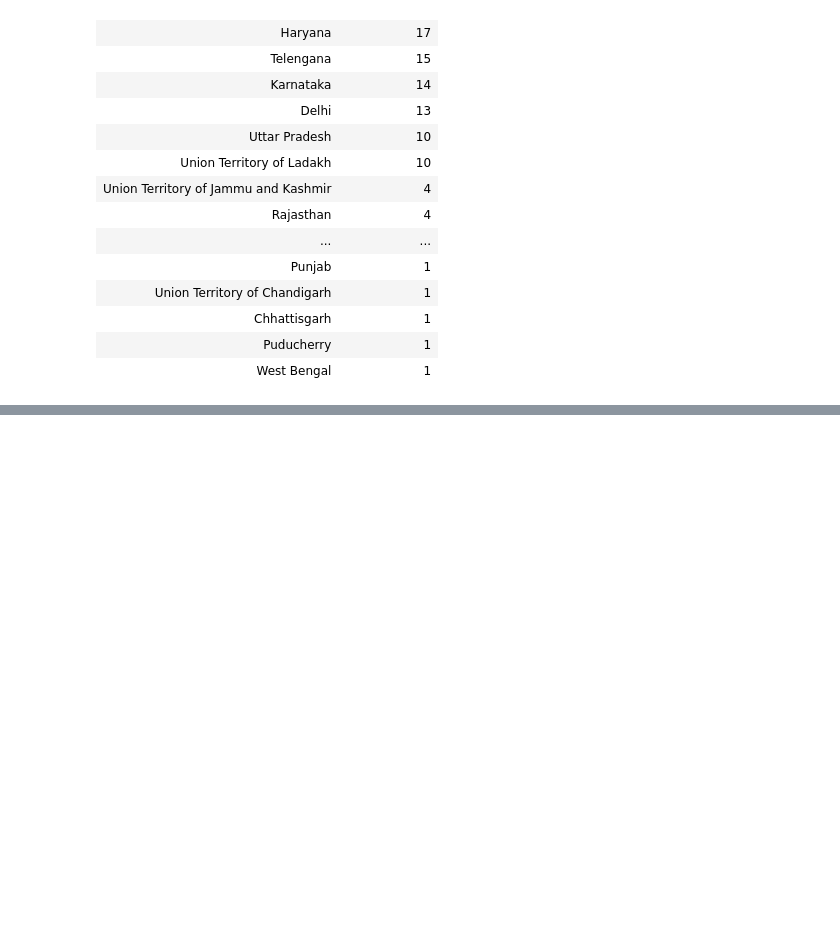
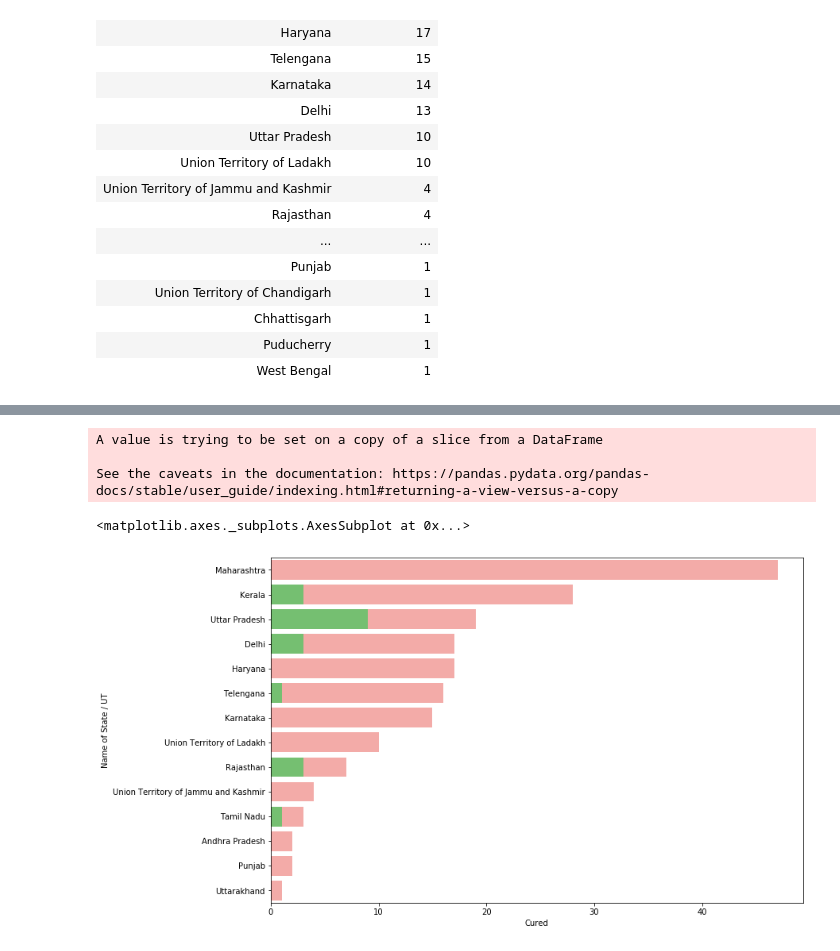
Before and after one commit to GowthamSiddarth/Covid19Edureka, a Jupyter notebook: covid19.ipynb, the cells around one changed output, grey strips where cells are left out. Saved outputs shown, nothing was run; the diff lists cells and outputs as text; code cells hidden in the pictures; blank space fills up the shorter version.

Commit message:
Use seaborn to plot total vs cured cases in India

```diff
--- a/covid19.ipynb
+++ b/covid19.ipynb
@@ -83,3 +90,19 @@ for lat, lon, total_cases, name_of_state_or_ut in zip(df_full['Latitude'], df_fu
 df_map
 # %% [output]
 [interactive output not drawn]
+# %%
+f, ax = plt.subplots(figsize=(12, 8))
+data = df_full[['Name of State / UT', 'Total Cases', 'Cured', 'Death']]
+data.sort_values('Total Cases', ascending=False, inplace=True)
+
+sb.set_color_codes("pastel")
+sb.barplot(x="Total Cases", y="Name of State / UT", data=data, label="Total Cases", color="r")
+
+sb.set_color_codes("muted")
+sb.barplot(x="Cured", y="Name of State / UT", data=data, label="Cured Cases", color="g")
+# %% [output]
+A value is trying to be set on a copy of a slice from a DataFrame
+
+See the caveats in the documentation: https://pandas.pydata.org/pandas-docs/stable/user_guide/indexing.html#returning-a-view-versus-a-copy
+<matplotlib.axes._subplots.AxesSubplot at 0x...>
+[figure, added]
```
Also changed, not shown: parts of 2 cells of this notebook.
